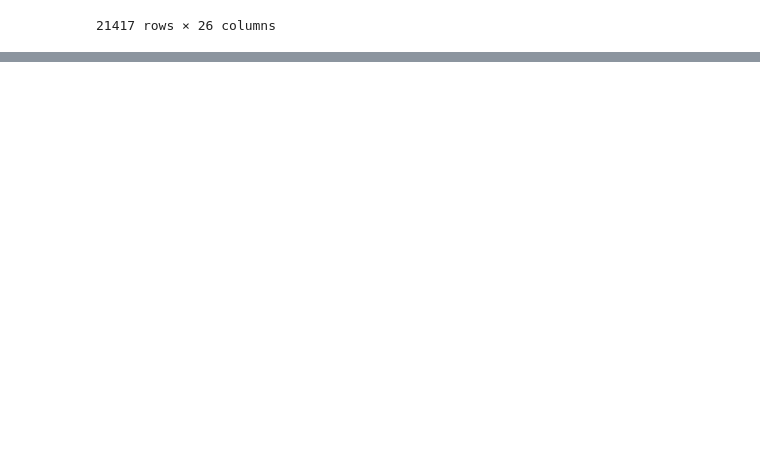
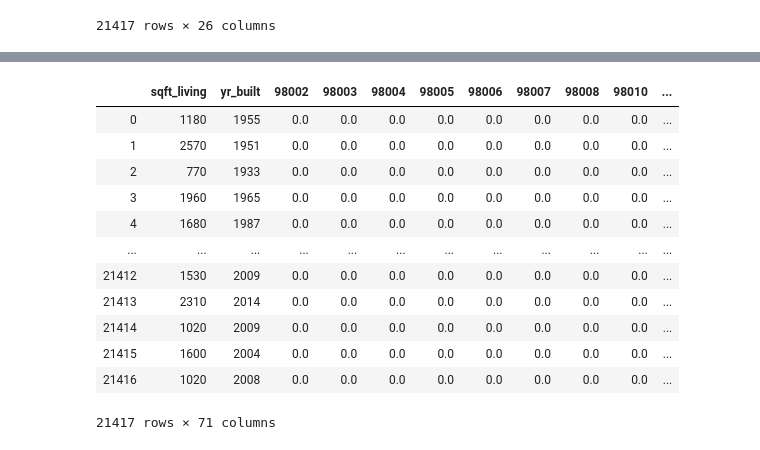
Before and after one commit to LeDorean/dsc-mod-2-project-v2-1-london-ds-02172020, a Jupyter notebook: index_v.ipynb, the cells around one changed output, grey strips where cells are left out. Saved outputs shown, nothing was run; the diff lists cells and outputs as text; code cells hidden in the pictures; blank space fills up the shorter version.

```diff
--- a/index_v.ipynb
+++ b/index_v.ipynb
@@ -361,0 +509,18 @@ df_clean.corr()
+# %%
+# dropping the DV from the dataframe
+X = df_dummies.drop(['zipcode', 'price'], axis=1)
+X
+# %% [output]
+|  | sqft_living | yr_built | 98002 | 98003 | 98004 | 98005 | 98006 | 98007 | 98008 | 98010 | ... |
+| 0 | 1180 | 1955 | 0.0 | 0.0 | 0.0 | 0.0 | 0.0 | 0.0 | 0.0 | 0.0 | ... |
+| 1 | 2570 | 1951 | 0.0 | 0.0 | 0.0 | 0.0 | 0.0 | 0.0 | 0.0 | 0.0 | ... |
+| 2 | 770 | 1933 | 0.0 | 0.0 | 0.0 | 0.0 | 0.0 | 0.0 | 0.0 | 0.0 | ... |
+| 3 | 1960 | 1965 | 0.0 | 0.0 | 0.0 | 0.0 | 0.0 | 0.0 | 0.0 | 0.0 | ... |
+| 4 | 1680 | 1987 | 0.0 | 0.0 | 0.0 | 0.0 | 0.0 | 0.0 | 0.0 | 0.0 | ... |
+| ... | ... | ... | ... | ... | ... | ... | ... | ... | ... | ... | ... |
+| 21412 | 1530 | 2009 | 0.0 | 0.0 | 0.0 | 0.0 | 0.0 | 0.0 | 0.0 | 0.0 | ... |
+| 21413 | 2310 | 2014 | 0.0 | 0.0 | 0.0 | 0.0 | 0.0 | 0.0 | 0.0 | 0.0 | ... |
+| 21414 | 1020 | 2009 | 0.0 | 0.0 | 0.0 | 0.0 | 0.0 | 0.0 | 0.0 | 0.0 | ... |
+| 21415 | 1600 | 2004 | 0.0 | 0.0 | 0.0 | 0.0 | 0.0 | 0.0 | 0.0 | 0.0 | ... |
+| 21416 | 1020 | 2008 | 0.0 | 0.0 | 0.0 | 0.0 | 0.0 | 0.0 | 0.0 | 0.0 | ... |
+21417 rows × 71 columns
```
Also changed, not shown: parts of 25 cells of this notebook.
